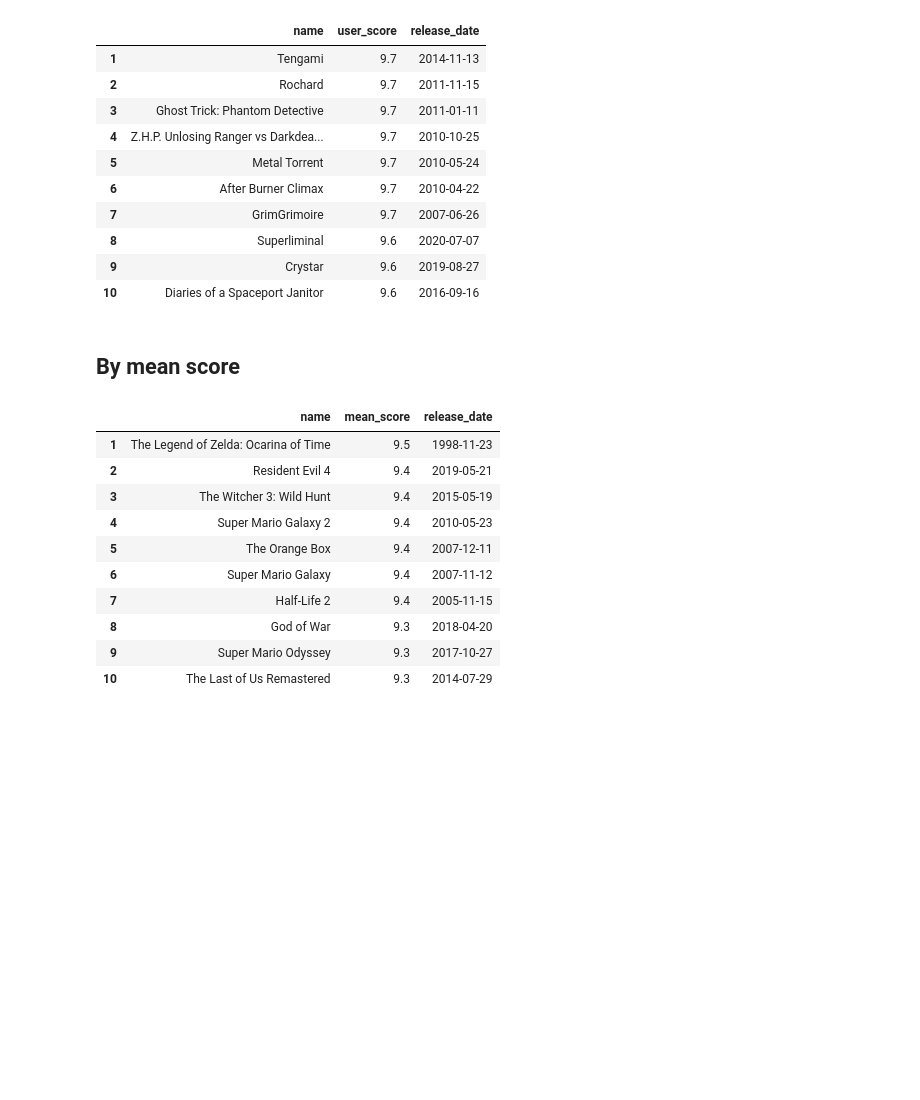
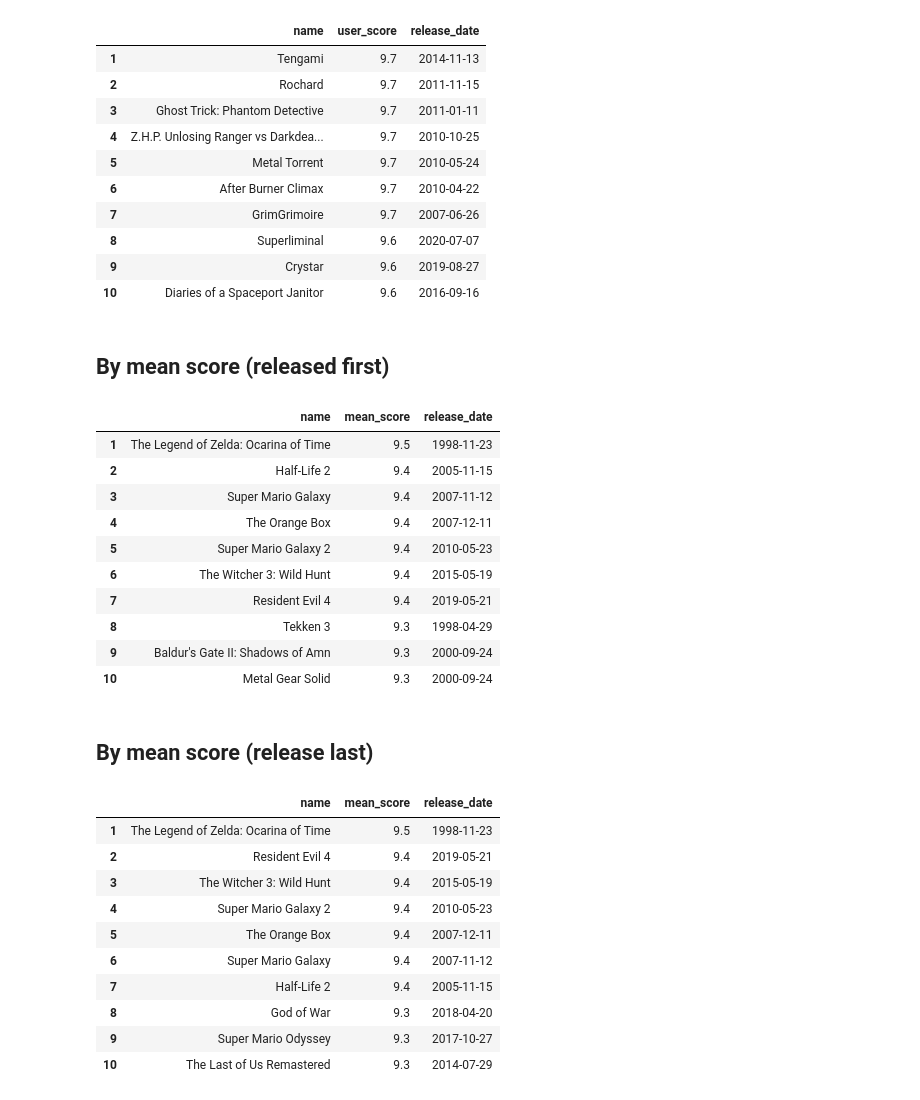
Before and after one commit to L-Carlos/metacritic-games-1995-2021, a Jupyter notebook: game_reviews.ipynb, the cells around one changed output. Drawn from its saved outputs; the diff is of its cells as text; code cells hidden in the pictures; blank space fills up the shorter version.

```diff
--- a/game_reviews.ipynb
+++ b/game_reviews.ipynb
@@ -208,7 +255,30 @@ view_group_n(
 | 9 | Crystar | 9.6 | 2019-08-27 |
 | 10 | Diaries of a Spaceport Janitor | 9.6 | 2016-09-16 |
 # %% [markdown]
-## By mean score
+## By mean score (released first)
+# %%
+view_group_n(
+    games_reviews,
+    groupby_fields=["name"],
+    value_fields=["mean_score", "release_date"],
+    agg_funcs=["max", "max"],
+    sort_by=["mean_score", "release_date"],
+    asc=[False, True],
+)
+# %% [output]
+|  | name | mean_score | release_date |
+| 1 | The Legend of Zelda: Ocarina of Time | 9.5 | 1998-11-23 |
+| 2 | Half-Life 2 | 9.4 | 2005-11-15 |
+| 3 | Super Mario Galaxy | 9.4 | 2007-11-12 |
+| 4 | The Orange Box | 9.4 | 2007-12-11 |
+| 5 | Super Mario Galaxy 2 | 9.4 | 2010-05-23 |
+| 6 | The Witcher 3: Wild Hunt | 9.4 | 2015-05-19 |
+| 7 | Resident Evil 4 | 9.4 | 2019-05-21 |
+| 8 | Tekken 3 | 9.3 | 1998-04-29 |
+| 9 | Baldur's Gate II: Shadows of Amn | 9.3 | 2000-09-24 |
+| 10 | Metal Gear Solid | 9.3 | 2000-09-24 |
+# %% [markdown]
+## By mean score (release last)
 # %%
 view_group_n(
     games_reviews,
```
Also changed, not shown: parts of 11 cells of this notebook.
